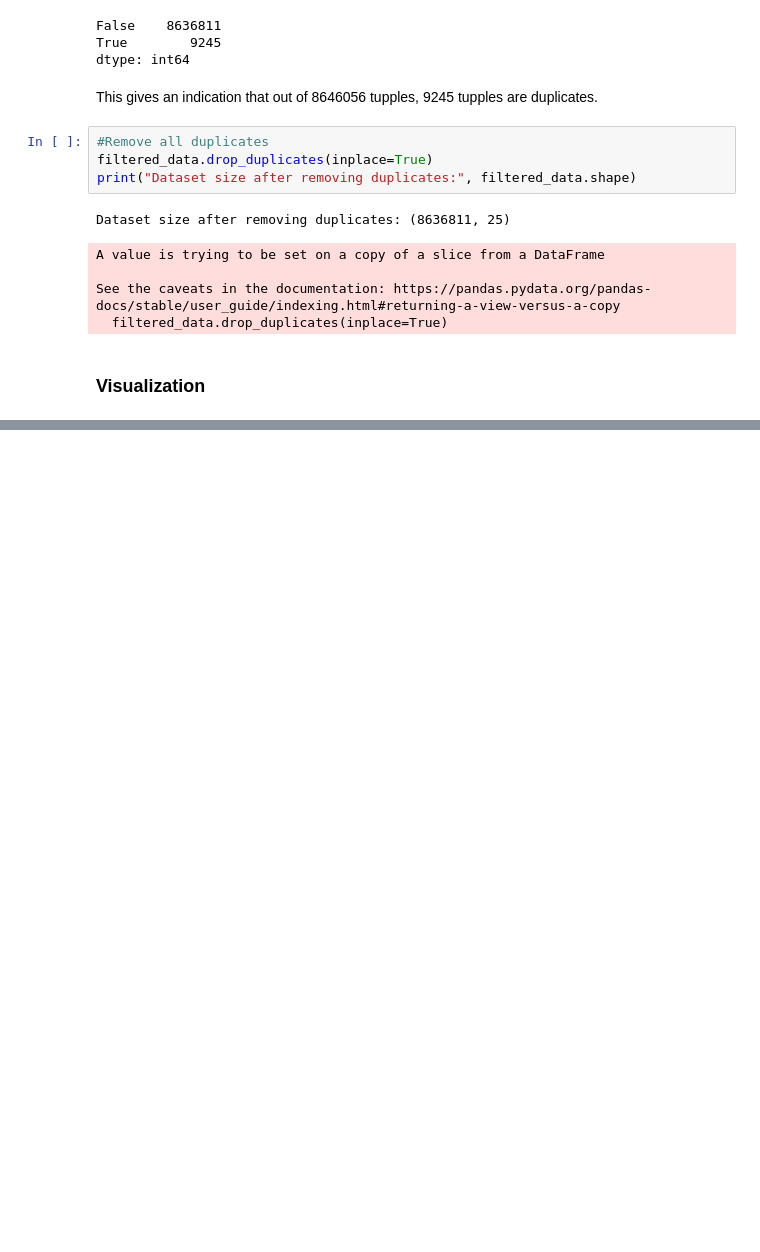
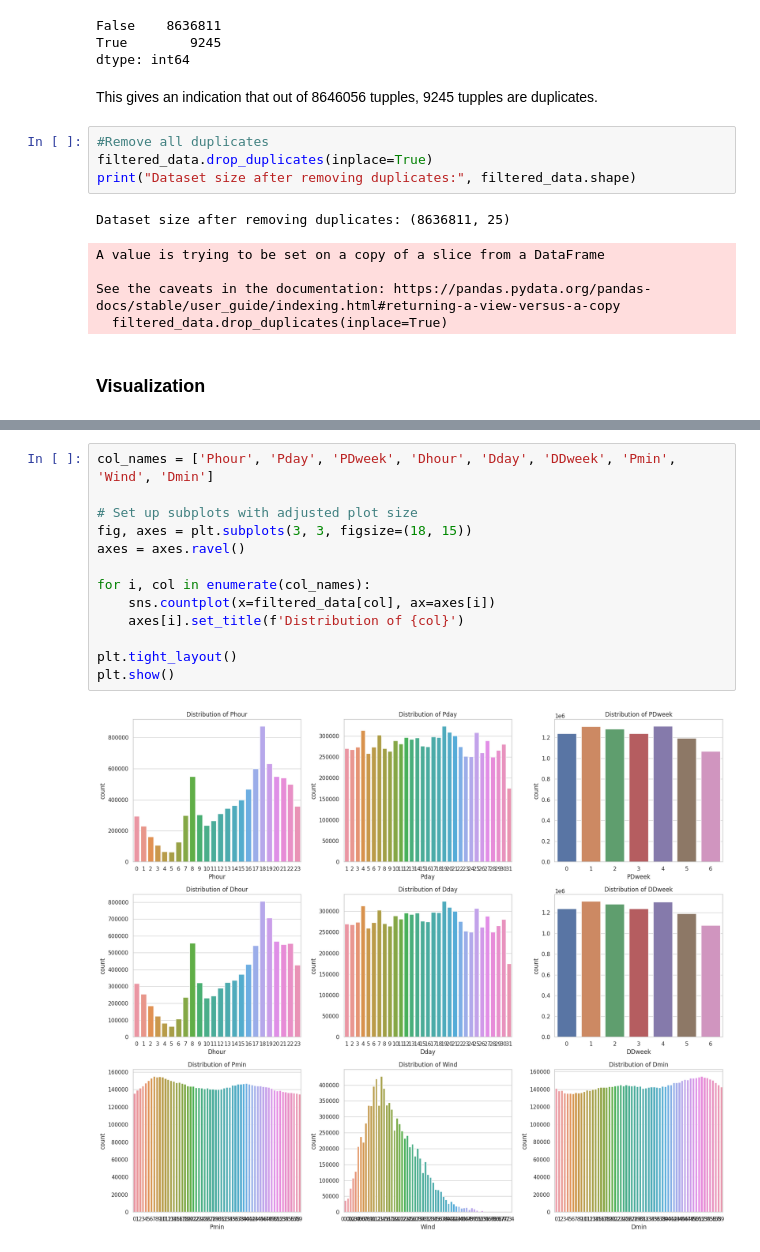
Before and after one commit to dp2292/CP01-Data-Alchemists, a Jupyter notebook: CP01_Data_Alchemists.ipynb, the cells around one changed output, grey strips where cells are left out. Cells and saved outputs as stored; diff of their text form; blank space fills up the shorter version.

```diff
--- a/CP01_Data_Alchemists.ipynb
+++ b/CP01_Data_Alchemists.ipynb
@@ -231,0 +243,15 @@ plt.show()
+# %%
+col_names = ['Phour', 'Pday', 'PDweek', 'Dhour', 'Dday', 'DDweek', 'Pmin', 'Wind', 'Dmin']
+
+# Set up subplots with adjusted plot size
+fig, axes = plt.subplots(3, 3, figsize=(18, 15))
+axes = axes.ravel()
+
+for i, col in enumerate(col_names):
+    sns.countplot(x=filtered_data[col], ax=axes[i])
+    axes[i].set_title(f'Distribution of {col}')
+
+plt.tight_layout()
+plt.show()
+# %% [output]
+[figure, added]
```
Also changed, not shown: parts of 12 cells of this notebook.
